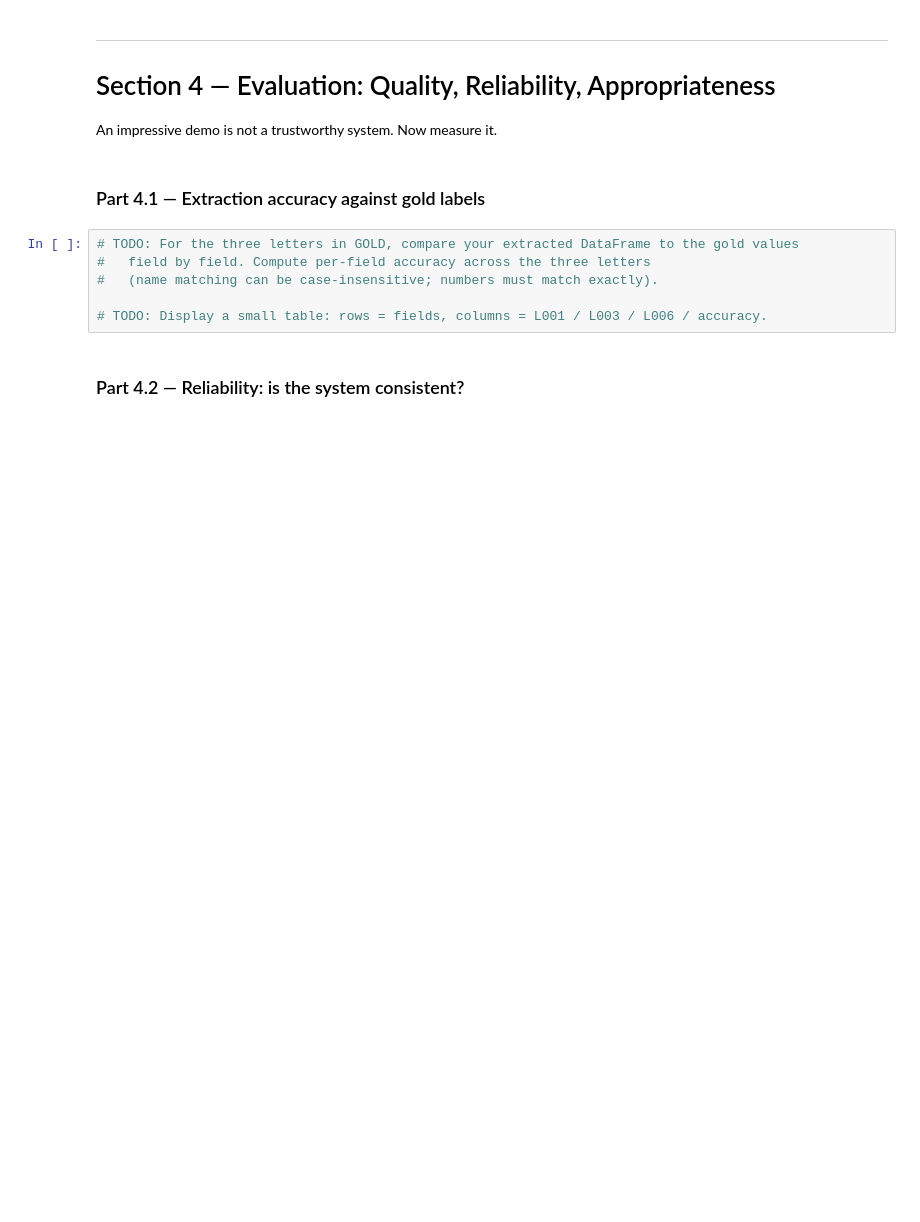
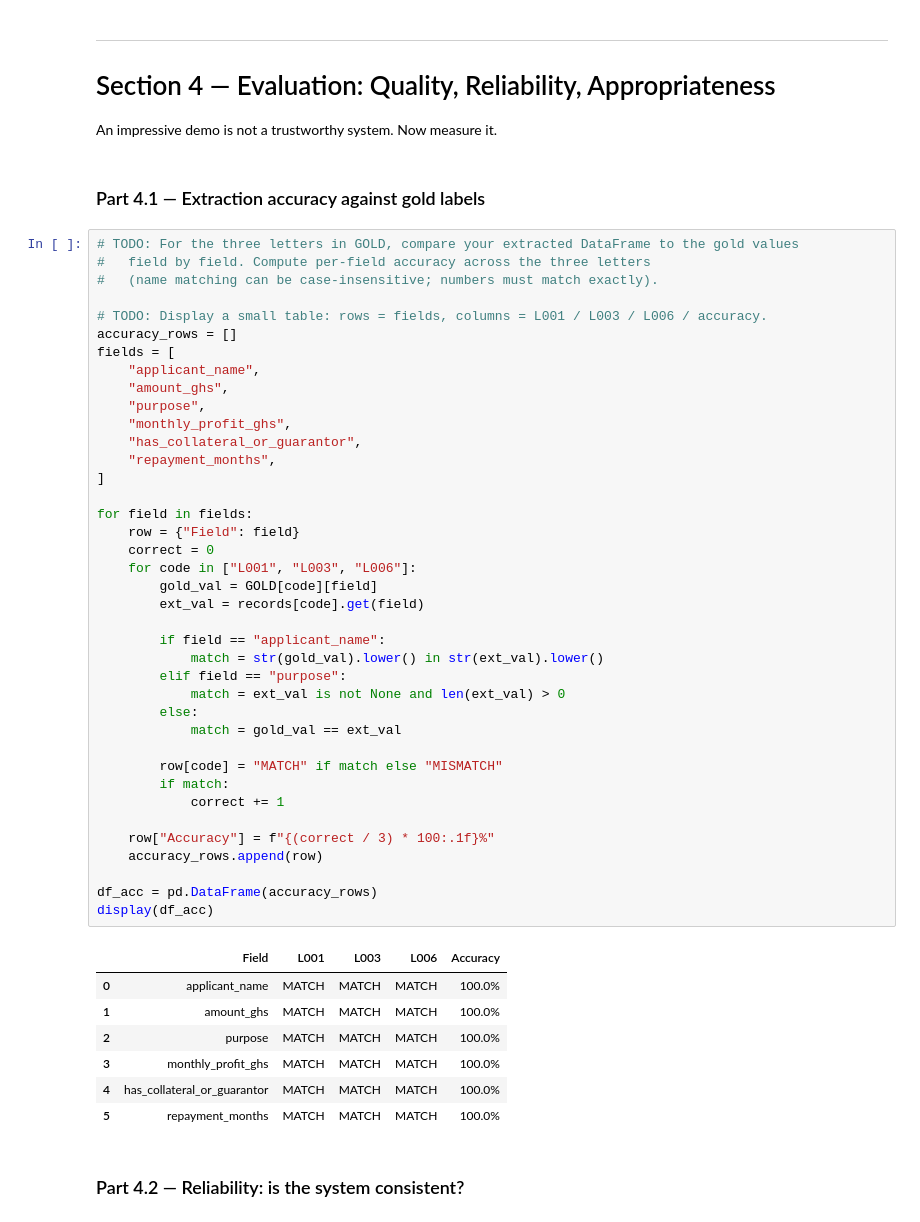
Before and after one commit to Williewise-Oppong/lab-4-llm-decision-support, a Jupyter notebook: lab_4.ipynb, the cells around one changed output. Cells and saved outputs as stored; diff of their text form; blank space fills up the shorter version.

```diff
--- a/lab_4.ipynb
+++ b/lab_4.ipynb
@@ -520,9 +520,50 @@ An impressive demo is not a trustworthy system. Now measure it.
 # %%
 # TODO: For the three letters in GOLD, compare your extracted DataFrame to the gold values
 #   field by field. Compute per-field accuracy across the three letters
 #   (name matching can be case-insensitive; numbers must match exactly).
 
 # TODO: Display a small table: rows = fields, columns = L001 / L003 / L006 / accuracy.
+accuracy_rows = []
+fields = [
+    "applicant_name",
+    "amount_ghs",
+    "purpose",
+    "monthly_profit_ghs",
+    "has_collateral_or_guarantor",
+    "repayment_months",
+]
+
+for field in fields:
+    row = {"Field": field}
+    correct = 0
+    for code in ["L001", "L003", "L006"]:
+        gold_val = GOLD[code][field]
+        ext_val = records[code].get(field)
+
+        if field == "applicant_name":
+            match = str(gold_val).lower() in str(ext_val).lower()
+        elif field == "purpose":
+            match = ext_val is not None and len(ext_val) > 0
+        else:
+            match = gold_val == ext_val
+
+        row[code] = "MATCH" if match else "MISMATCH"
+        if match:
+            correct += 1
+
+    row["Accuracy"] = f"{(correct / 3) * 100:.1f}%"
+    accuracy_rows.append(row)
+
+df_acc = pd.DataFrame(accuracy_rows)
+display(df_acc)
+# %% [output]
+|  | Field | L001 | L003 | L006 | Accuracy |
+| 0 | applicant_name | MATCH | MATCH | MATCH | 100.0% |
+| 1 | amount_ghs | MATCH | MATCH | MATCH | 100.0% |
+| 2 | purpose | MATCH | MATCH | MATCH | 100.0% |
+| 3 | monthly_profit_ghs | MATCH | MATCH | MATCH | 100.0% |
+| 4 | has_collateral_or_guarantor | MATCH | MATCH | MATCH | 100.0% |
+| 5 | repayment_months | MATCH | MATCH | MATCH | 100.0% |
 # %% [markdown]
 ### Part 4.2 — Reliability: is the system consistent?
 # %%
```
Also changed, not shown: parts of 6 cells of this notebook.
